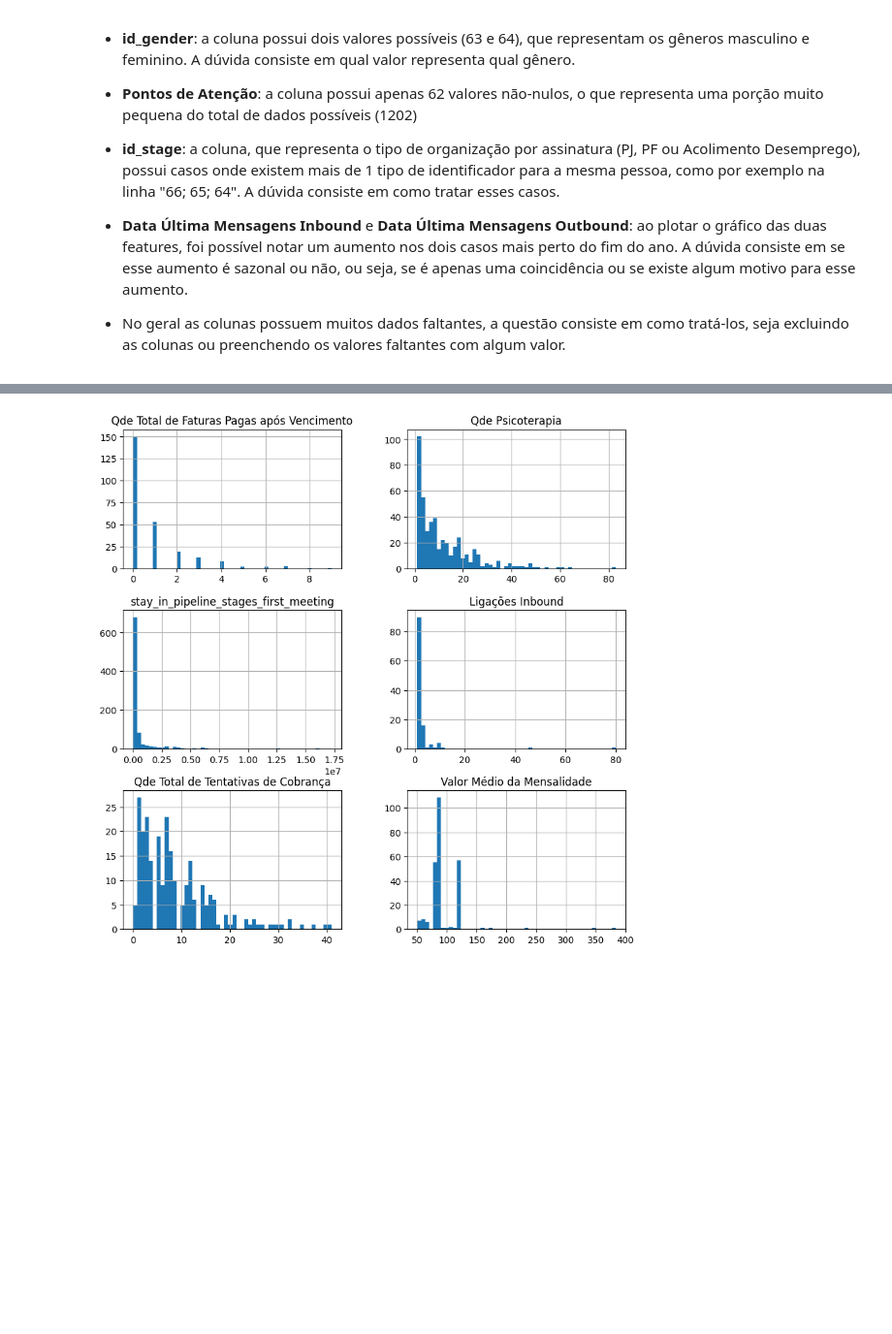
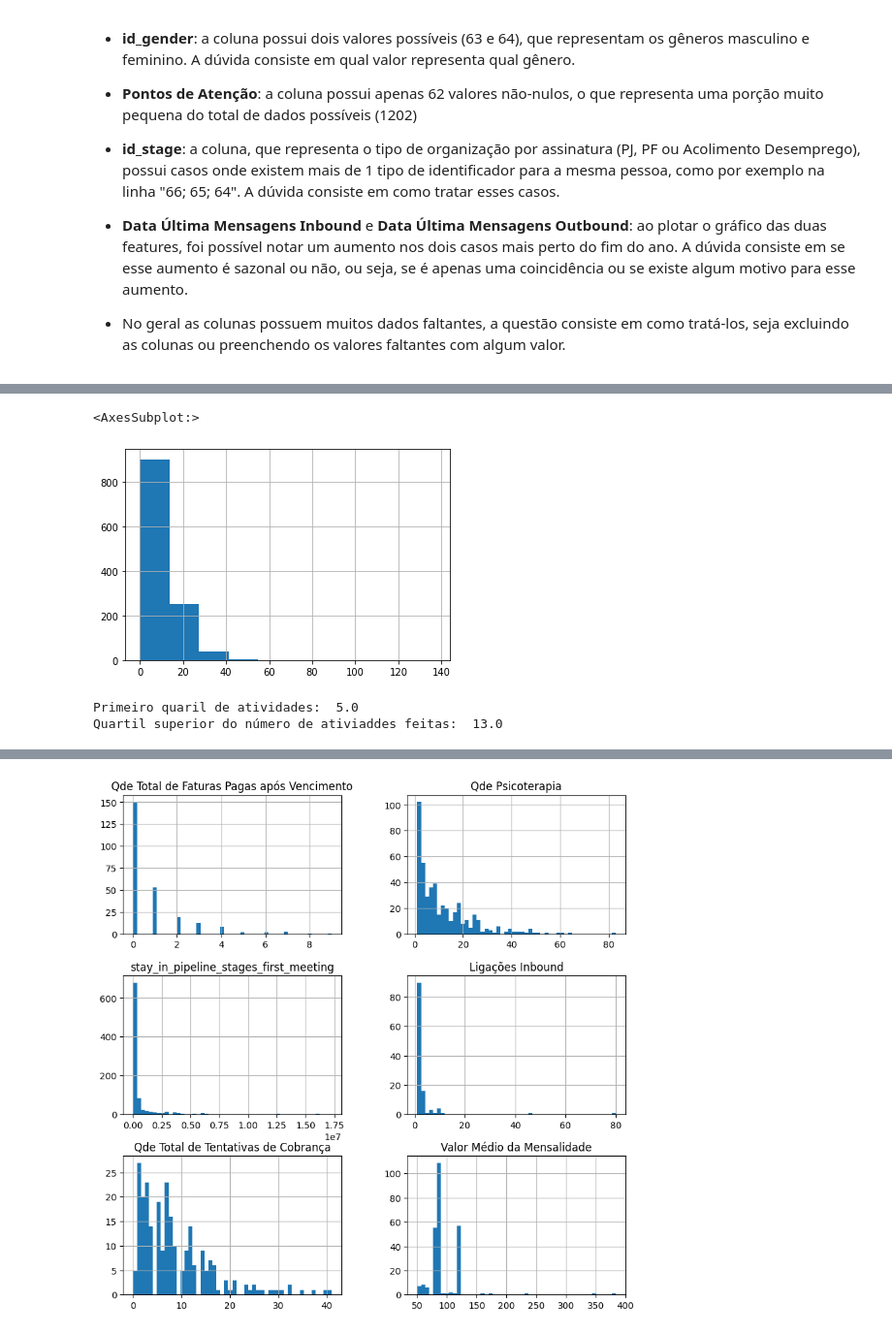
Before and after one commit to leoscarlato/deploy-sprint, a Jupyter notebook: notebooks/analise.ipynb, the cells around one changed output, grey strips where cells are left out. Shown at 97% size. Saved outputs shown, nothing was run; the diff lists cells and outputs as text; code cells hidden in the pictures; blank space fills up the shorter version.

```diff
--- a/notebooks/analise.ipynb
+++ b/notebooks/analise.ipynb
@@ -533,0 +683,11 @@ array([[<AxesSubplot: title={'center': 'Mensagens Outbound'}>,
+# %%
+df['done_activities_count'].hist()
+# %% [output]
+<AxesSubplot:>
+[figure, added]
+# %%
+print("Primeiro quaril de atividades: ",df['done_activities_count'].quantile(0.25))
+print("Quartil superior do número de ativiaddes feitas: ",df['done_activities_count'].quantile(0.75))
+# %% [output]
+Primeiro quaril de atividades:  5.0
+Quartil superior do número de ativiaddes feitas:  13.0
```
Also changed, not shown: parts of 46 cells of this notebook.
